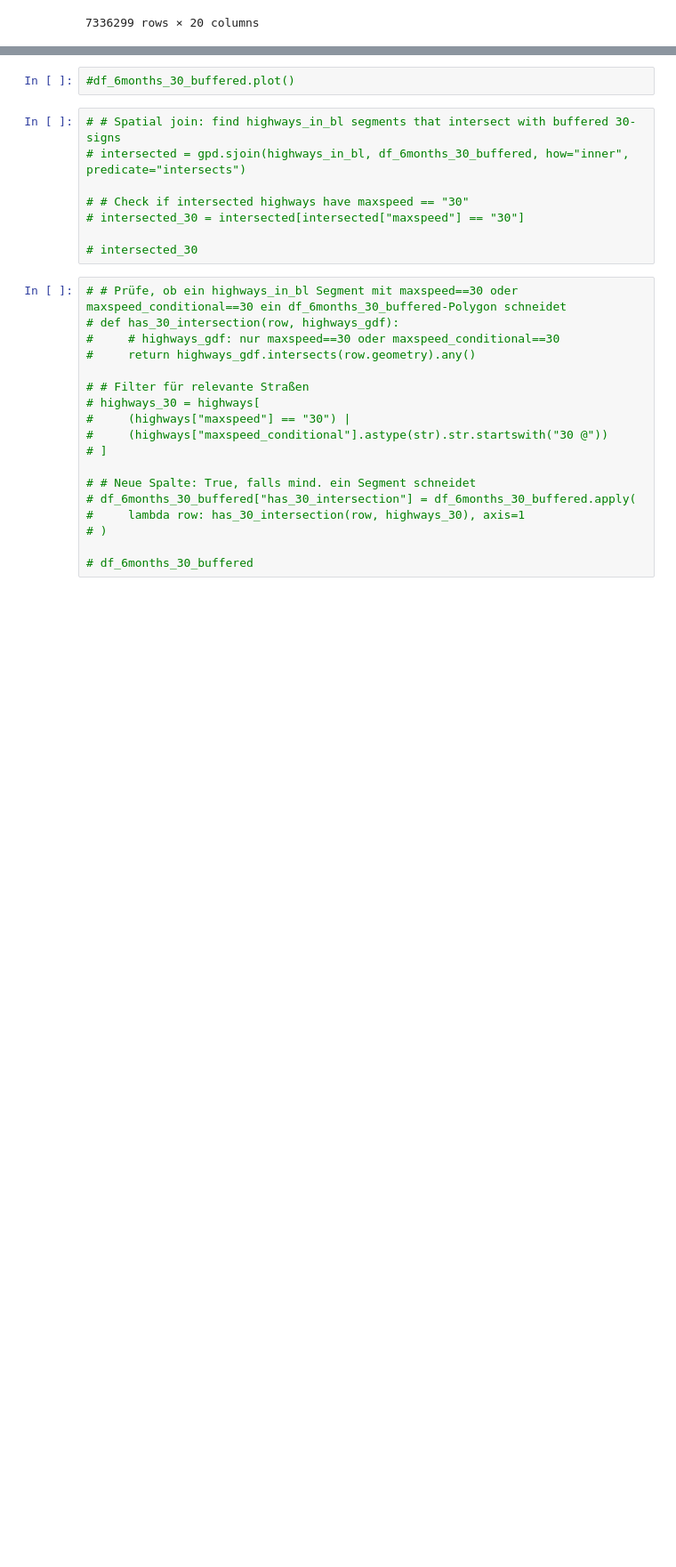
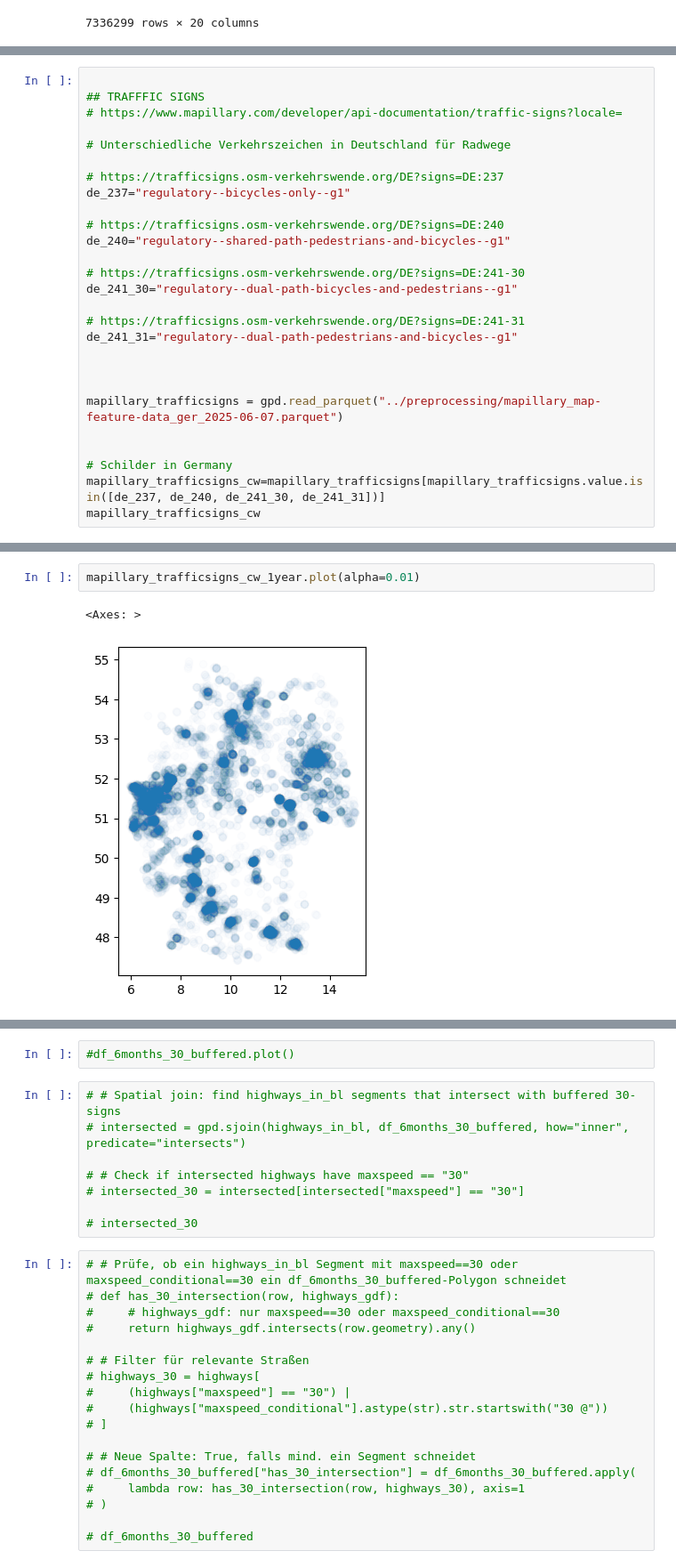
Before and after one commit to vizsim/unfallkarte, a Jupyter notebook: scenarios/scenario7_mapillary-data_cycleways.ipynb, the cells around one changed output, grey strips where cells are left out. Shown at 89% size. Saved outputs shown, nothing was run; the diff lists cells and outputs as text; blank space fills up the shorter version.

Commit message:
updated sc7: now using diffrent cw signs wich work pretty good

```diff
--- a/scenarios/scenario7_mapillary-data_cycleways.ipynb
+++ b/scenarios/scenario7_mapillary-data_cycleways.ipynb
@@ -187,0 +103,27 @@ df_buffered
+# %%
+
+## TRAFFFIC SIGNS
+# https://www.mapillary.com/developer/api-documentation/traffic-signs?locale=
+
+# Unterschiedliche Verkehrszeichen in Deutschland für Radwege
+
+# https://trafficsigns.osm-verkehrswende.org/DE?signs=DE:237
+de_237="regulatory--bicycles-only--g1"
+
+# https://trafficsigns.osm-verkehrswende.org/DE?signs=DE:240
+de_240="regulatory--shared-path-pedestrians-and-bicycles--g1"
+
+# https://trafficsigns.osm-verkehrswende.org/DE?signs=DE:241-30
+de_241_30="regulatory--dual-path-bicycles-and-pedestrians--g1"
+
+# https://trafficsigns.osm-verkehrswende.org/DE?signs=DE:241-31
+de_241_31="regulatory--dual-path-pedestrians-and-bicycles--g1"
+
+
+
+mapillary_trafficsigns = gpd.read_parquet("../preprocessing/mapillary_map-feature-data_ger_2025-06-07.parquet")
+
+
+# Schilder in Germany
+mapillary_trafficsigns_cw=mapillary_trafficsigns[mapillary_trafficsigns.value.isin([de_237, de_240, de_241_30, de_241_31])]
+mapillary_trafficsigns_cw
@@ -187,0 +187,5 @@ df_buffered
+# %%
+mapillary_trafficsigns_cw_1year.plot(alpha=0.01)
+# %% [output]
+<Axes: >
+[figure, added]
```
Also changed, not shown: parts of 29 cells of this notebook, 3 other files.
